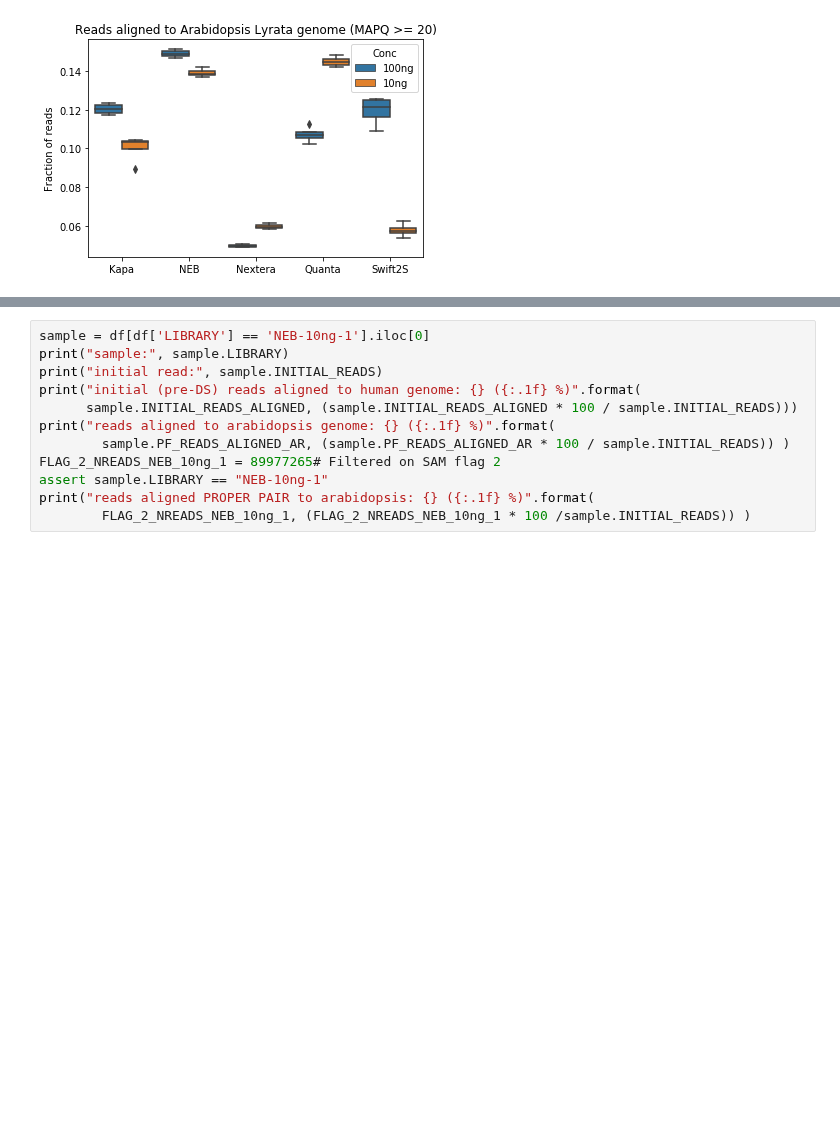
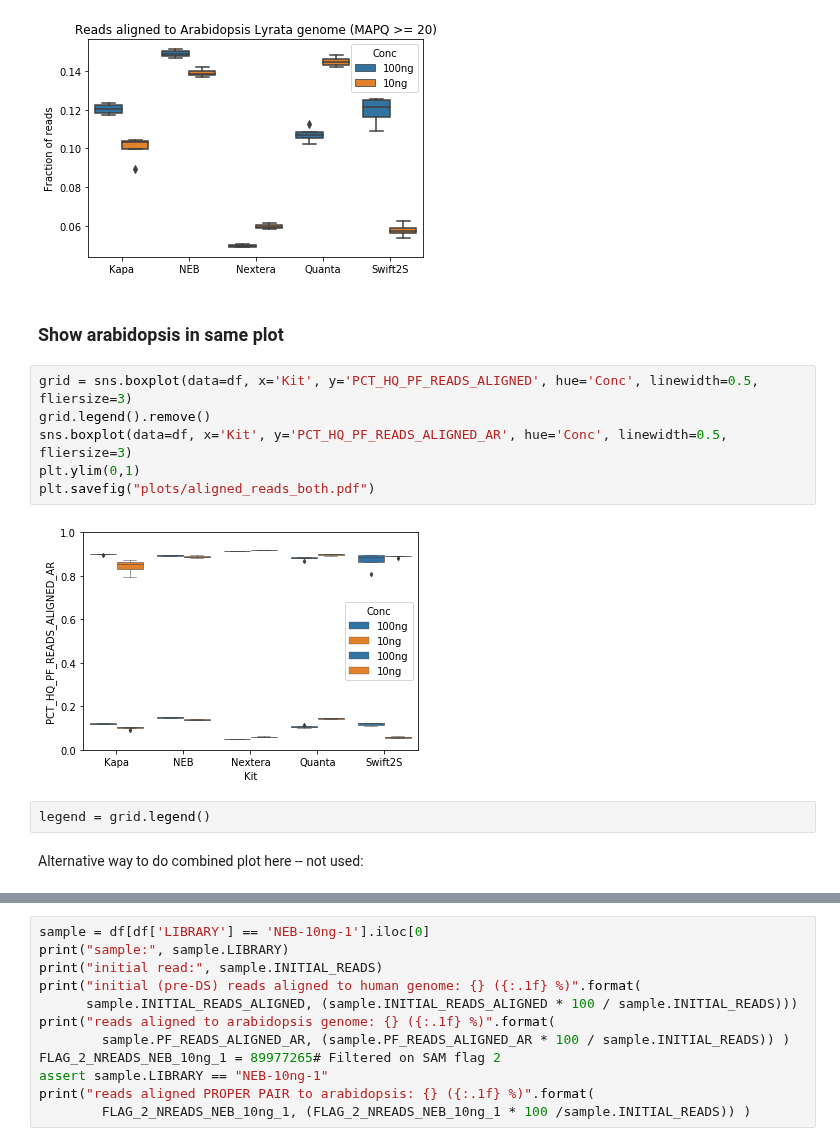
Before and after one commit to fa2k/comparison, a Jupyter notebook: Main_analysis.ipynb, the cells around one changed output, grey strips where cells are left out. Drawn from its saved outputs; the diff is of its cells as text; blank space fills up the shorter version.

```diff
--- a/Main_analysis.ipynb
+++ b/Main_analysis.ipynb
@@ -257,3 +275,17 @@ plt.xlabel("")
 plt.savefig("plots/aligned_reads_arabidopsis.pdf")
 # %% [output]
 [figure]
+# %% [markdown]
+### Show arabidopsis in same plot
+# %%
+grid = sns.boxplot(data=df, x='Kit', y='PCT_HQ_PF_READS_ALIGNED', hue='Conc', linewidth=0.5, fliersize=3)
+grid.legend().remove()
+sns.boxplot(data=df, x='Kit', y='PCT_HQ_PF_READS_ALIGNED_AR', hue='Conc', linewidth=0.5, fliersize=3)
+plt.ylim(0,1)
+plt.savefig("plots/aligned_reads_both.pdf")
+# %% [output]
+[figure, added]
+# %%
+legend = grid.legend()
+# %% [markdown]
+Alternative way to do combined plot here -- not used:
```
Also changed, not shown: parts of 13 cells of this notebook, 1 other file.
